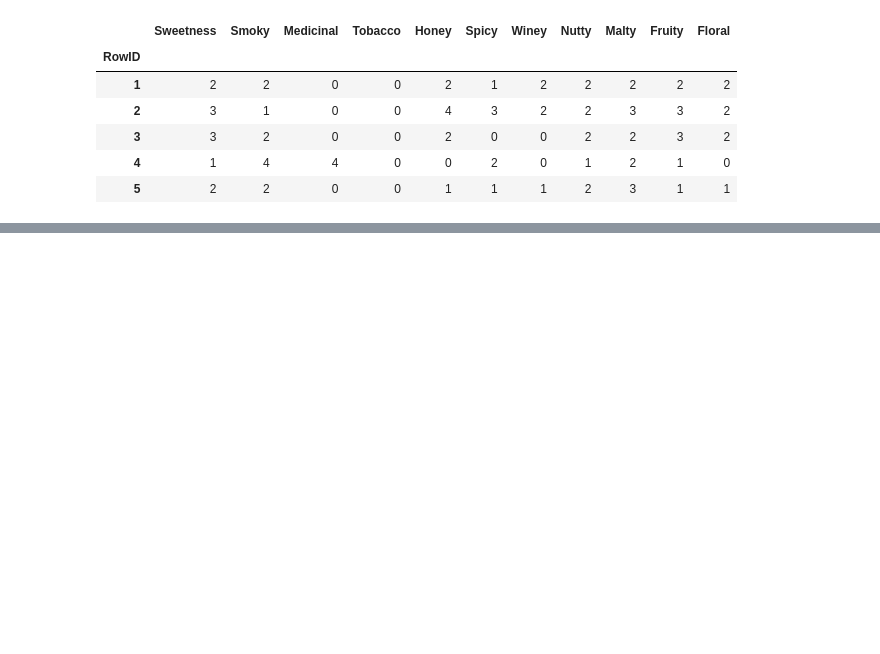
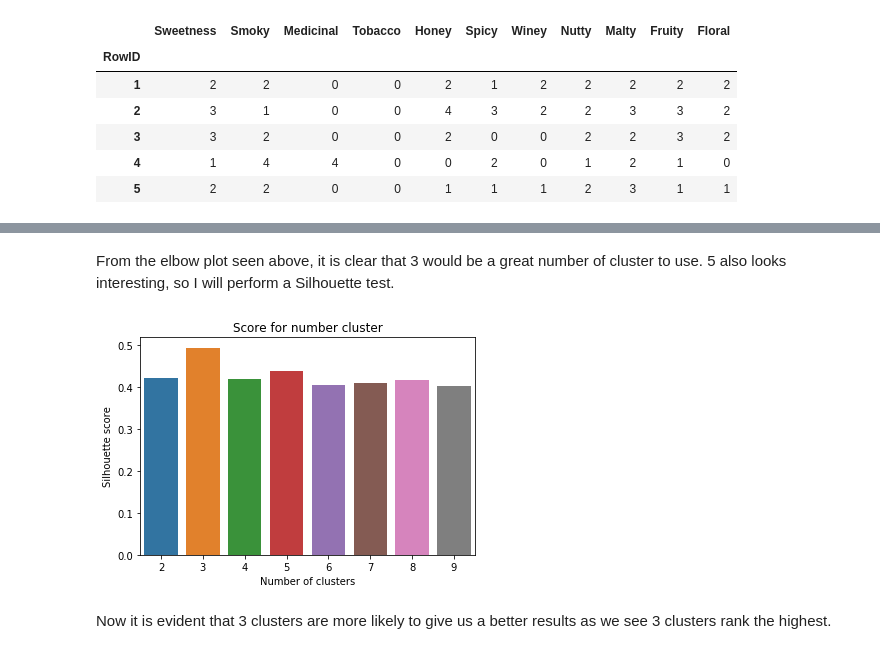
Before and after one commit to masaimahapa/whisky-distilleries, a Jupyter notebook: whisky clusters.ipynb, the cells around one changed output, grey strips where cells are left out. Saved outputs shown, nothing was run; the diff lists cells and outputs as text; code cells hidden in the pictures; blank space fills up the shorter version.

```diff
--- a/whisky clusters.ipynb
+++ b/whisky clusters.ipynb
@@ -109,0 +131,12 @@ Looking at the elbow graph plotted above, it is evident that the best choice for
+# %% [markdown]
+From the elbow plot seen above, it is clear that 3 would be a great number of cluster to use. 5 also looks interesting, so I will perform a Silhouette test.
+# %%
+sns.barplot(x=list(range(2,10)), y=sil_scores)
+plt.title('Score for number cluster')
+plt.xlabel('Number of clusters')
+plt.ylabel('Silhouette score')
+plt.show()
+# %% [output]
+[figure, added]
+# %% [markdown]
+Now it is evident that 3 clusters are more likely to give us a better results as we see 3 clusters rank the highest.
```
Also changed, not shown: parts of 18 cells of this notebook.
